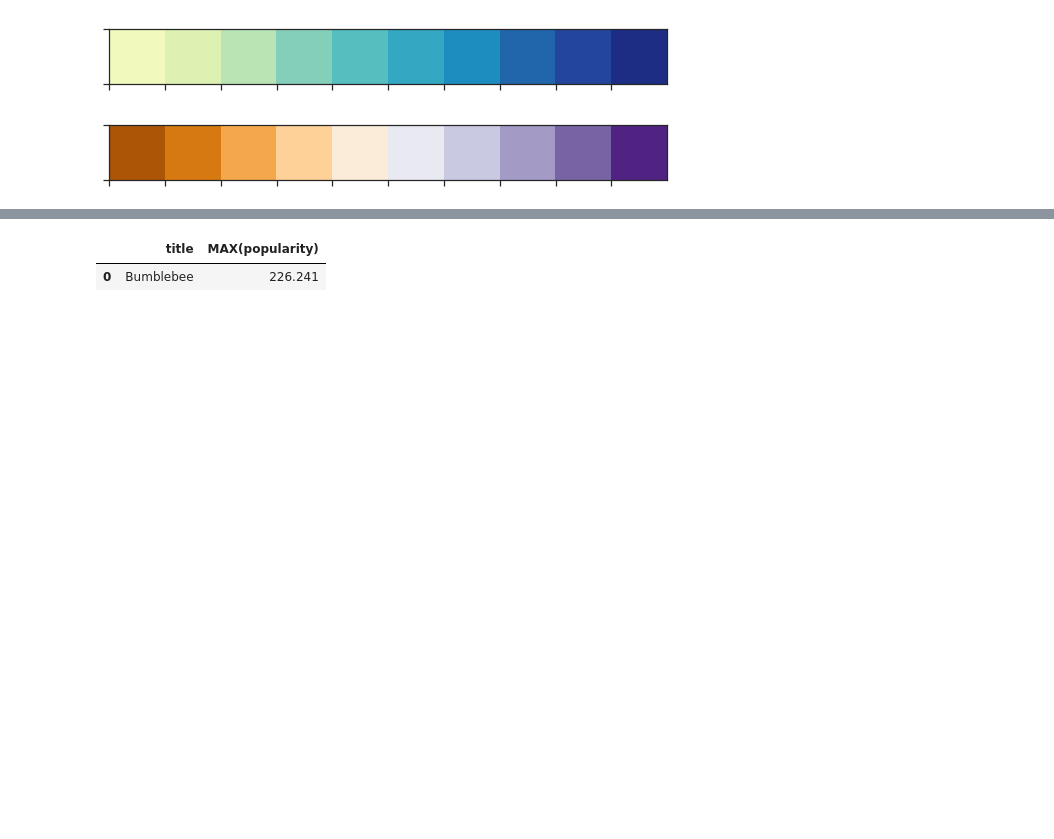
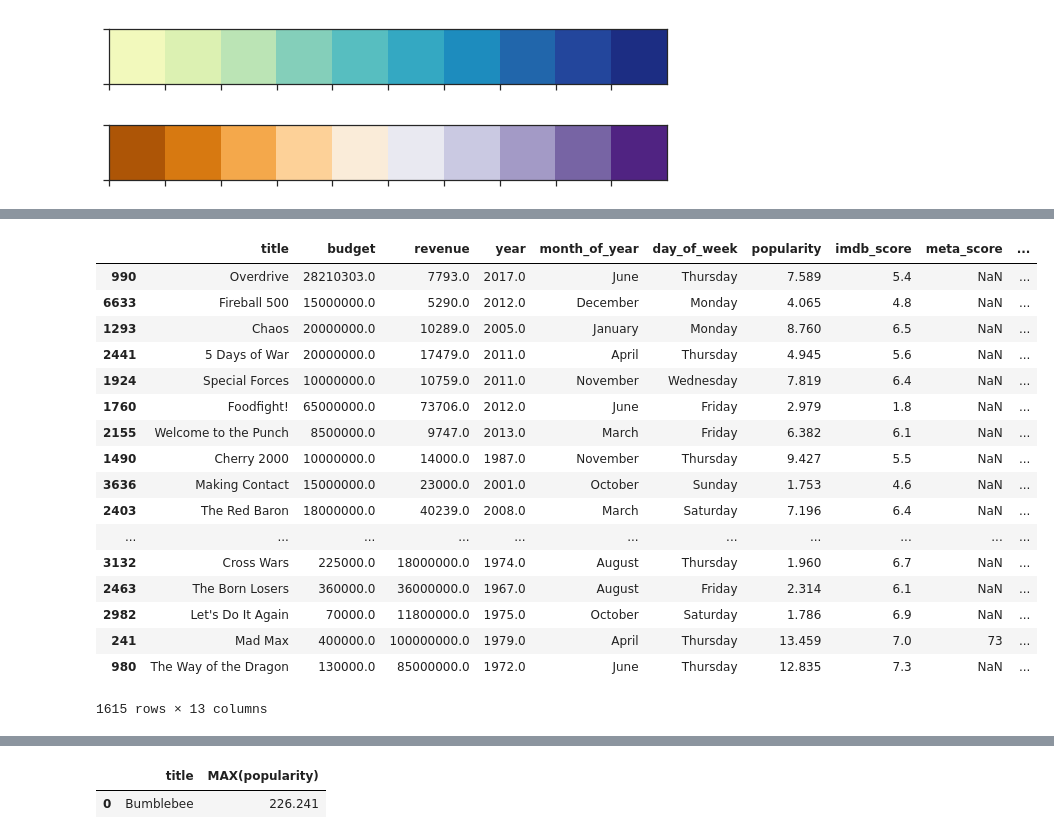
Before and after one commit to whohuhwhat/mod1_movies, a Jupyter notebook: Data_Wrangling_Database_Creation.ipynb, the cells around one changed output, grey strips where cells are left out. Saved outputs shown, nothing was run; the diff lists cells and outputs as text; code cells hidden in the pictures; blank space fills up the shorter version.

```diff
--- a/Data_Wrangling_Database_Creation.ipynb
+++ b/Data_Wrangling_Database_Creation.ipynb
@@ -85,0 +208,22 @@ tmdb_df_revenue = tmdb_df_revenue.dropna(subset=["budget"])
+# %%
+tmdb_df_revenue = tmdb_df_revenue.sort_values("roi")
+tmdb_df_revenue
+# %% [output]
+|  | title | budget | revenue | year | month_of_year | day_of_week | popularity | imdb_score | meta_score | ... |
+| 990 | Overdrive | 28210303.0 | 7793.0 | 2017.0 | June | Thursday | 7.589 | 5.4 | NaN | ... |
+| 6633 | Fireball 500 | 15000000.0 | 5290.0 | 2012.0 | December | Monday | 4.065 | 4.8 | NaN | ... |
+| 1293 | Chaos | 20000000.0 | 10289.0 | 2005.0 | January | Monday | 8.760 | 6.5 | NaN | ... |
+| 2441 | 5 Days of War | 20000000.0 | 17479.0 | 2011.0 | April | Thursday | 4.945 | 5.6 | NaN | ... |
+| 1924 | Special Forces | 10000000.0 | 10759.0 | 2011.0 | November | Wednesday | 7.819 | 6.4 | NaN | ... |
+| 1760 | Foodfight! | 65000000.0 | 73706.0 | 2012.0 | June | Friday | 2.979 | 1.8 | NaN | ... |
+| 2155 | Welcome to the Punch | 8500000.0 | 9747.0 | 2013.0 | March | Friday | 6.382 | 6.1 | NaN | ... |
+| 1490 | Cherry 2000 | 10000000.0 | 14000.0 | 1987.0 | November | Thursday | 9.427 | 5.5 | NaN | ... |
+| 3636 | Making Contact | 15000000.0 | 23000.0 | 2001.0 | October | Sunday | 1.753 | 4.6 | NaN | ... |
+| 2403 | The Red Baron | 18000000.0 | 40239.0 | 2008.0 | March | Saturday | 7.196 | 6.4 | NaN | ... |
+| ... | ... | ... | ... | ... | ... | ... | ... | ... | ... | ... |
+| 3132 | Cross Wars | 225000.0 | 18000000.0 | 1974.0 | August | Thursday | 1.960 | 6.7 | NaN | ... |
+| 2463 | The Born Losers | 360000.0 | 36000000.0 | 1967.0 | August | Friday | 2.314 | 6.1 | NaN | ... |
+| 2982 | Let's Do It Again | 70000.0 | 11800000.0 | 1975.0 | October | Saturday | 1.786 | 6.9 | NaN | ... |
+| 241 | Mad Max | 400000.0 | 100000000.0 | 1979.0 | April | Thursday | 13.459 | 7.0 | 73 | ... |
+| 980 | The Way of the Dragon | 130000.0 | 85000000.0 | 1972.0 | June | Thursday | 12.835 | 7.3 | NaN | ... |
+1615 rows × 13 columns
```
Also changed, not shown: parts of 20 cells of this notebook, 3 other files.
